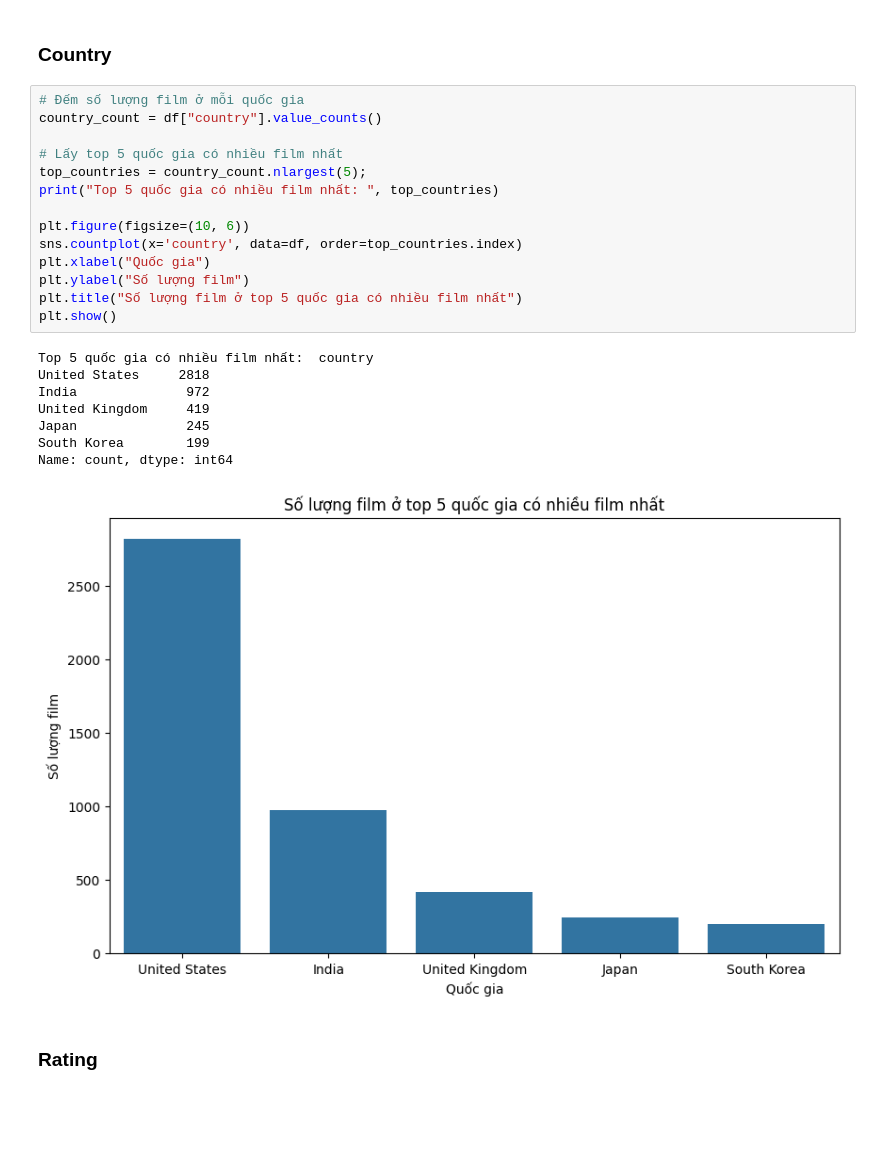
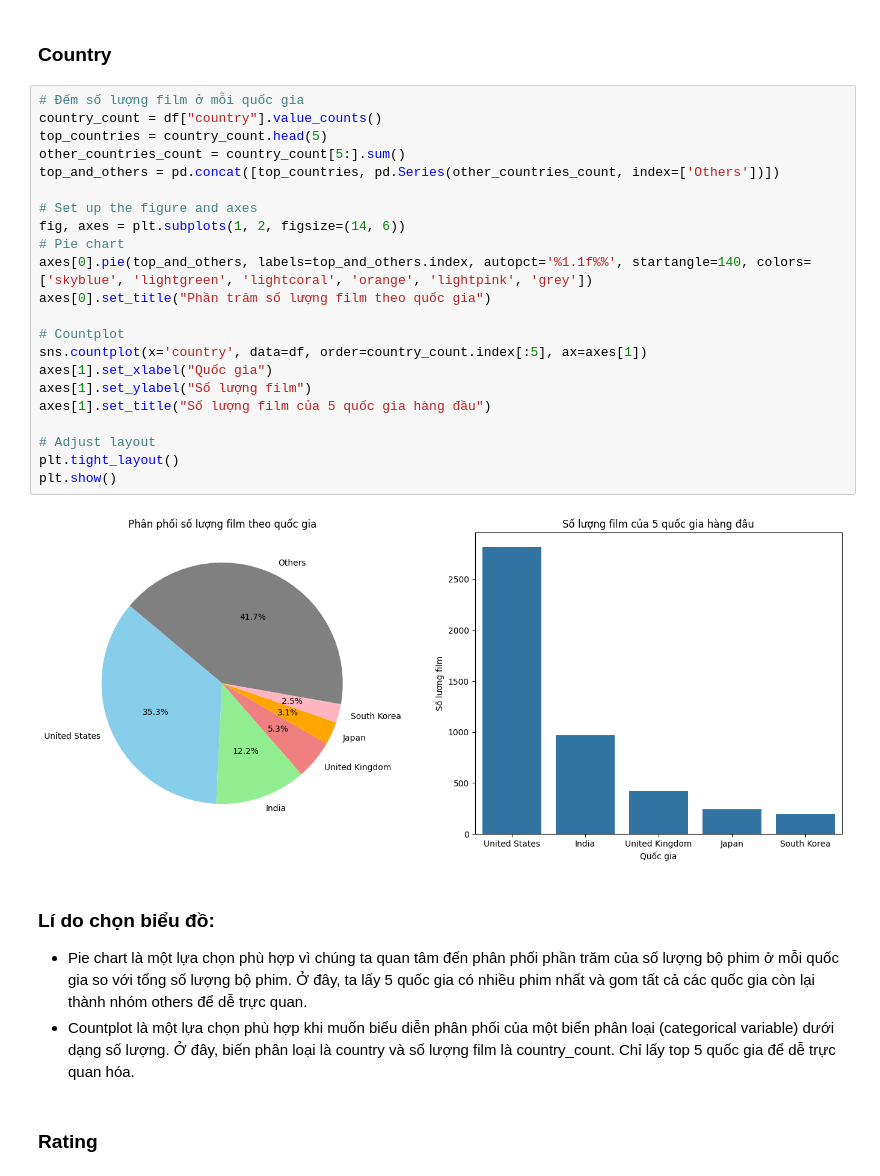
Before and after one commit to nhttrn84/Data_Visualization, a Jupyter notebook: relationship.ipynb, the cells around one changed output. Cells and saved outputs as stored; diff of their text form; blank space fills up the shorter version.

```diff
--- a/relationship.ipynb
+++ b/relationship.ipynb
@@ -295,29 +295,35 @@ plt.show()
 [figure]
 # %% [markdown]
 ### Country
-# %%
-# Đếm số lượng film ở mỗi quốc gia
-country_count = df["country"].value_counts()
-
-# Lấy top 5 quốc gia có nhiều film nhất
-top_countries = country_count.nlargest(5);
-print("Top 5 quốc gia có nhiều film nhất: ", top_countries)
-
-plt.figure(figsize=(10, 6))
-sns.countplot(x='country', data=df, order=top_countries.index)
-plt.xlabel("Quốc gia")
-plt.ylabel("Số lượng film")
-plt.title("Số lượng film ở top 5 quốc gia có nhiều film nhất")
-plt.show()
-# %% [output]
-Top 5 quốc gia có nhiều film nhất:  country
-United States     2818
-India              972
-United Kingdom     419
-Japan              245
-South Korea        199
-Name: count, dtype: int64
-[figure, removed]
+# %%
+# Đếm số lượng film ở mỗi quốc gia
+country_count = df["country"].value_counts()
+top_countries = country_count.head(5)
+other_countries_count = country_count[5:].sum()
+top_and_others = pd.concat([top_countries, pd.Series(other_countries_count, index=['Others'])])
+
+# Set up the figure and axes
+fig, axes = plt.subplots(1, 2, figsize=(14, 6))
+# Pie chart
+axes[0].pie(top_and_others, labels=top_and_others.index, autopct='%1.1f%%', startangle=140, colors=['skyblue', 'lightgreen', 'lightcoral', 'orange', 'lightpink', 'grey'])
+axes[0].set_title("Phần trăm số lượng film theo quốc gia")
+
+# Countplot
+sns.countplot(x='country', data=df, order=country_count.index[:5], ax=axes[1])
+axes[1].set_xlabel("Quốc gia")
+axes[1].set_ylabel("Số lượng film")
+axes[1].set_title("Số lượng film của 5 quốc gia hàng đầu")
+
+# Adjust layout
+plt.tight_layout()
+plt.show()
+# %% [output]
+[figure, added]
+# %% [markdown]
+### Lí do chọn biểu đồ:
+- Pie chart là một lựa chọn phù hợp vì chúng ta quan tâm đến phân phối phần trăm của số lượng bộ phim ở mỗi quốc gia so với tổng số lượng bộ phim. Ở đây, ta lấy 5 quốc gia có nhiều phim nhất và gom tất cả các quốc gia còn lại thành nhóm others để dễ trực quan.
+- Countplot là một lựa chọn phù hợp khi muốn biểu diễn phân phối của một biến phân loại (categorical variable) dưới dạng số lượng.
+Ở đây, biến phân loại là country và số lượng film là country_count. Chỉ lấy top 5 quốc gia để dễ trực quan hóa.
 # %% [markdown]
 ### Rating
 # %%
```
Also changed, not shown: parts of 10 cells of this notebook.
